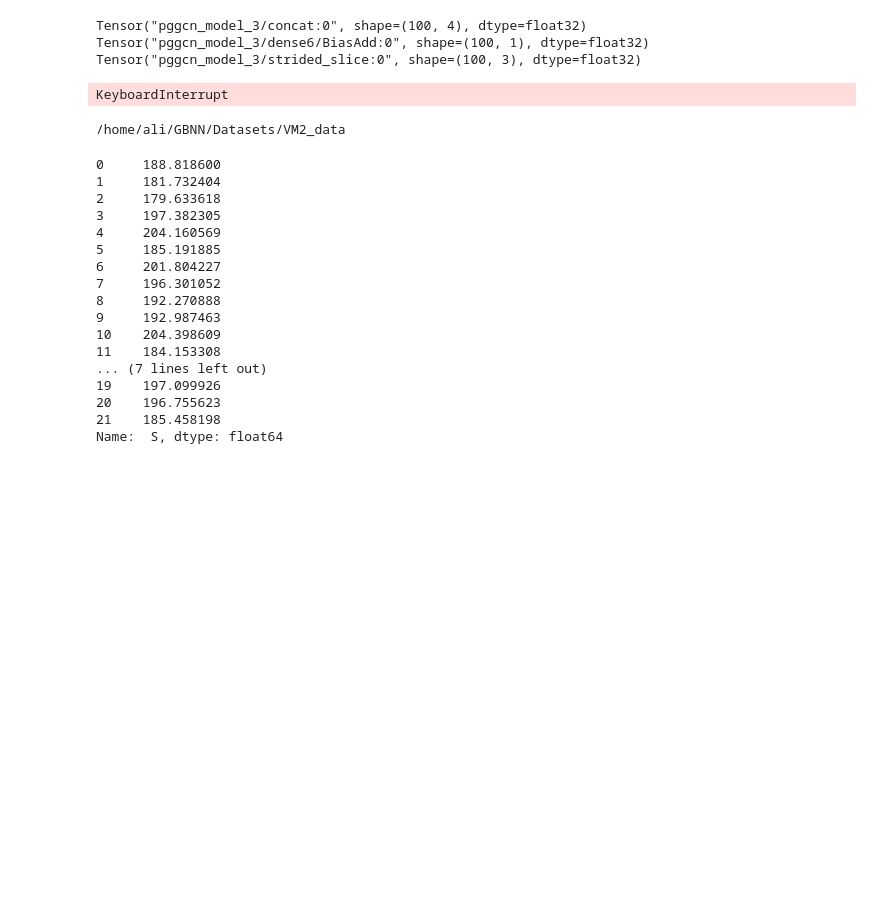
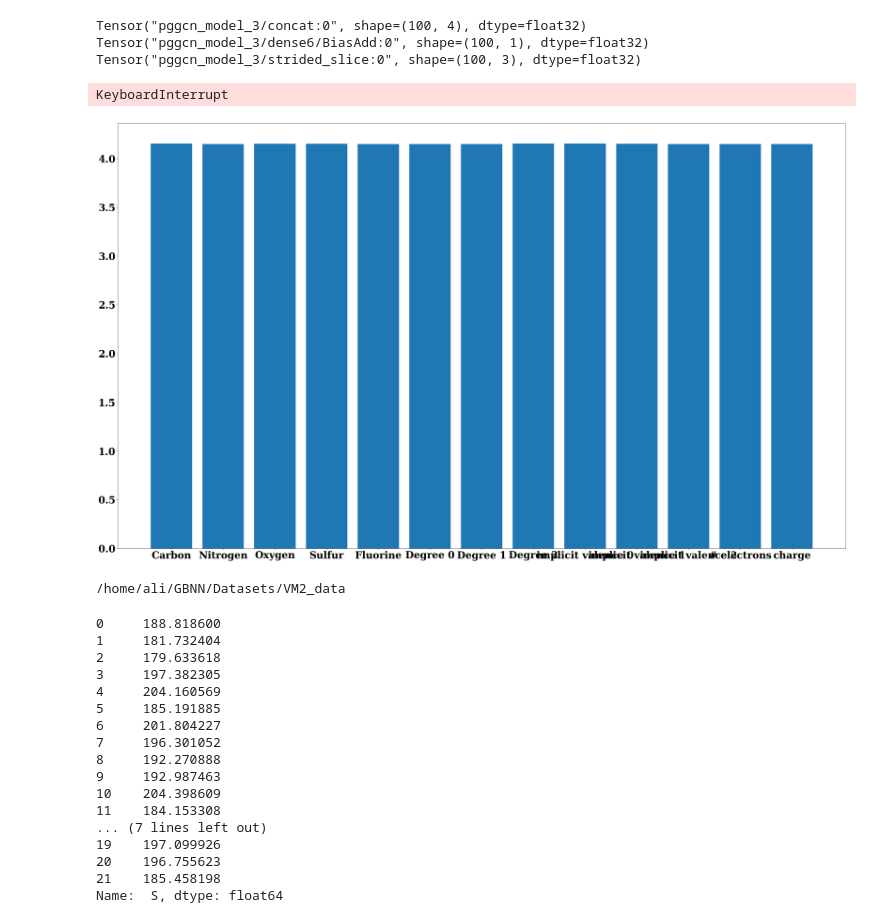
Before and after one commit to aicam/GBNN, a Jupyter notebook: Notebooks/Entropy/diff_features_test.ipynb, the cells around one changed output. Saved outputs shown, nothing was run; the diff lists cells and outputs as text; code cells hidden in the pictures; blank space fills up the shorter version.

```diff
--- a/Notebooks/Entropy/diff_features_test.ipynb
+++ b/Notebooks/Entropy/diff_features_test.ipynb
@@ -162,3 +165,20 @@ vals = {0: 3.18877, 1:3.19272, 2:3.18746, 3:3.18861, 4:3.18948, 6:3.19349, 7:3.1
+# %%
+vals = {0: 4.1533, 1:4.1504, 2:4.1526, 3:4.1517, 4:4.1491, 6:4.1503, 7:4.1498, 8:4.1539, 10:4.1530, 11:4.1509, 12: 4.1504, 18: 4.1482, 19:4.1488}
+# %%
+import matplotlib
+font = {'family' : 'serif',
+        'weight' : 'bold',
+        'size'   : 30}
+
+matplotlib.rc('font', **font)
+from matplotlib.pyplot import figure
+figure(figsize=(40, 24), dpi=100)
+
+plt.bar(features, vals.values())
+# plt.xticks(features)
+plt.show()
+# %% [output]
+[figure, added]
 # %%
 %cd ../../Datasets/VM2_data
 # %% [output]
```
Also changed, not shown: parts of 2 cells of this notebook, 7 other files.
